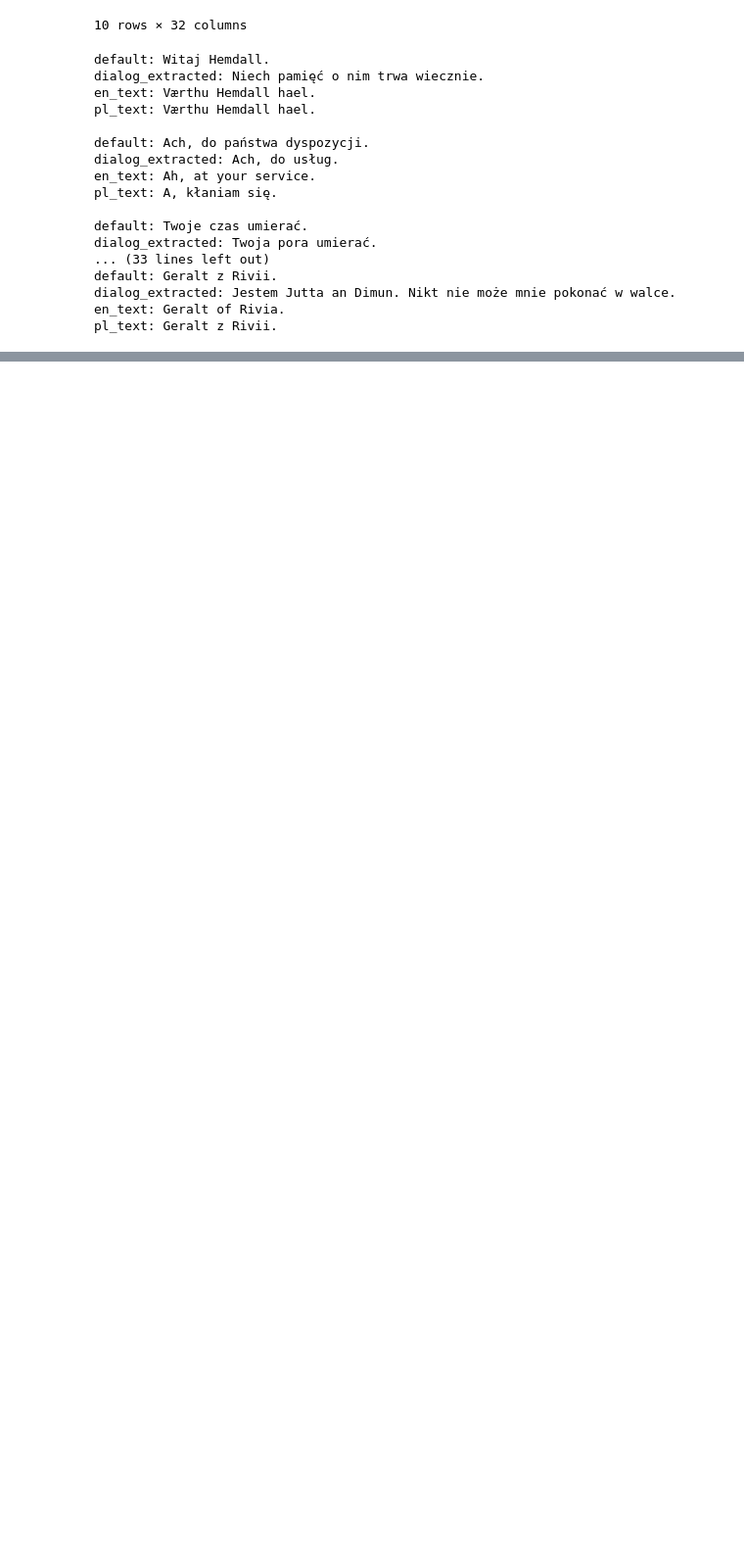
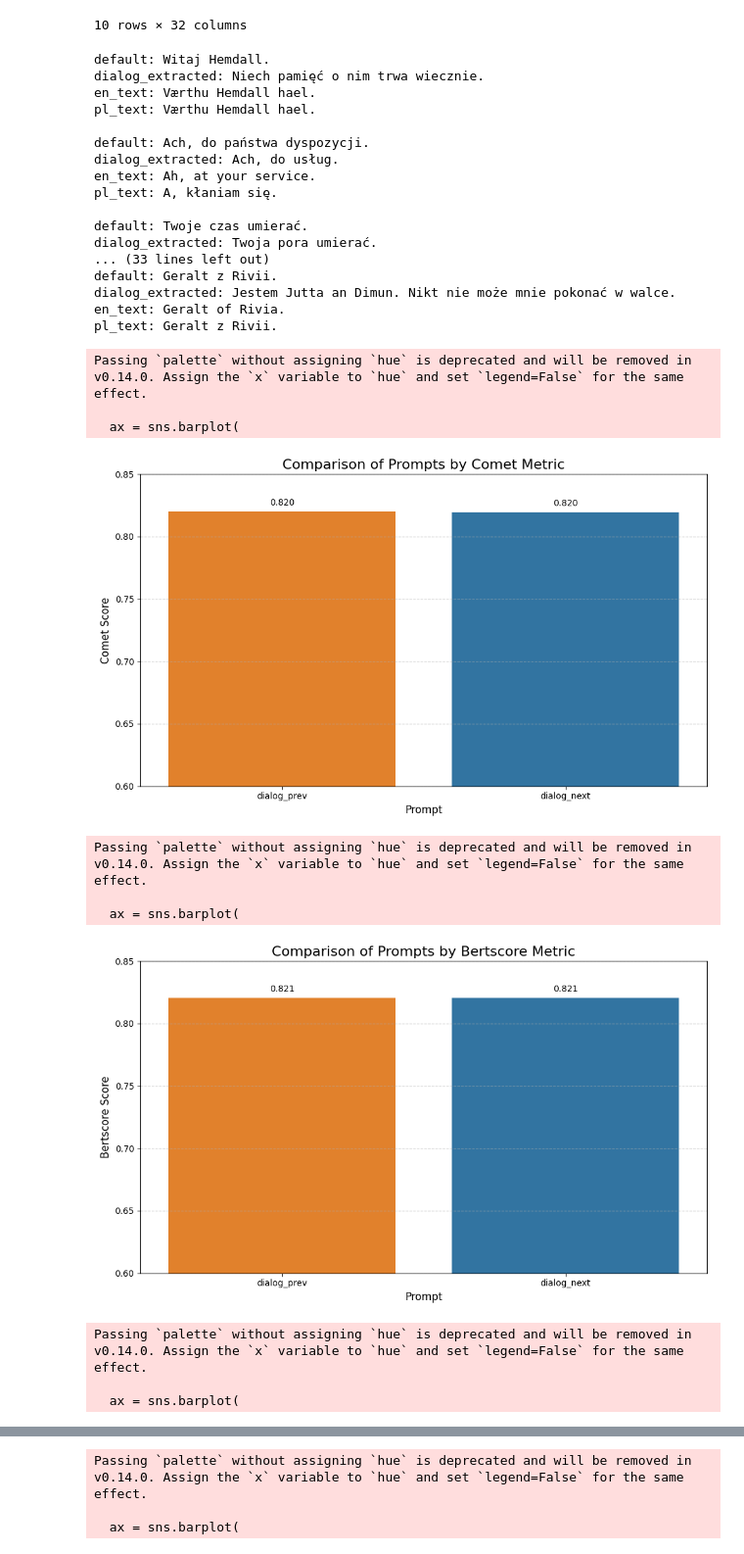
Before and after one commit to refrigerr/adaptation-of-machine-translation, a Jupyter notebook: experiments_dialog/dialog_results.ipynb, the cells around one changed output, grey strips where cells are left out. Shown at 98% size. Drawn from its saved outputs; the diff is of its cells as text; code cells hidden in the pictures; blank space fills up the shorter version.

```diff
--- a/experiments_dialog/dialog_results.ipynb
+++ b/experiments_dialog/dialog_results.ipynb
@@ -367,3 +367,79 @@ default: Geralt z Rivii.
 dialog_extracted: Jestem Jutta an Dimun. Nikt nie może mnie pokonać w walce.
 en_text: Geralt of Rivia.
 pl_text: Geralt z Rivii.
+# %%
+system_prev_next = pd.read_csv("translations_scores/system_dialog_prev_next.csv")
+# %%
+metrics = ["comet", "bertscore", "chrf", "bleu"]
+
+# Create a fixed color palette mapped to prompt names
+all_prompt_names = set()
+for metric in metrics:
+    metric_columns = [col for col in system_prev_next.columns if metric in col.lower()]
+    for col in metric_columns:
+        parts = col.split("_")
+        prompt_name = "_".join(parts[1:])
+        all_prompt_names.add(prompt_name)
+
+# Sort prompt names to have a consistent order
+all_prompt_names = sorted(all_prompt_names)
+palette = sns.color_palette("tab10", n_colors=len(all_prompt_names))
+prompt_to_color = dict(zip(all_prompt_names, palette))
+
+for metric in metrics:
+    metric_columns = [col for col in system_prev_next.columns if metric in col.lower()]
+
+    data = []
+    for col in metric_columns:
+        parts = col.split("_")
+        prompt_name = "_".join(parts[1:])
+        score = system_prev_next[col].iloc[0]
+        data.append({"Prompt": prompt_name, "Score": score})
+
+    plot_data = pd.DataFrame(data)
+    plot_data = plot_data.sort_values(by="Score", ascending=False)
+
+    plt.figure(figsize=(10, 6))
+    ax = sns.barplot(
+        data=plot_data,
+        x="Prompt",
+        y="Score",
+        palette=[prompt_to_color[prompt] for prompt in plot_data["Prompt"]]
+    )
+
+    # Add score value on top of each bar
+    for p in ax.patches:
+        ax.annotate(f"{p.get_height():.3f}",
+                    (p.get_x() + p.get_width() / 2., p.get_height()),
+                    ha='center', va='bottom',
+                    fontsize=10, color='black',
+                    xytext=(0, 5),
+                    textcoords='offset points')
+
+    plt.title(f"Comparison of Prompts by {metric.capitalize()} Metric", fontsize=16)
+    plt.xlabel("Prompt", fontsize=12)
+    plt.ylabel(f"{metric.capitalize()} Score", fontsize=12)
+    plt.grid(axis="y", linestyle="--", alpha=0.7)
+
+    if metric == "bleu":
+        plt.ylim()
+    elif metric == "chrf":
+        plt.ylim()
+    else:
+        plt.ylim(0.6, 0.85)
+
+    plt.tight_layout()
+    #plt.savefig(f"figs/{metric}_prompt_formats_comparision.png", dpi=300, bbox_inches='tight')
+    plt.show()
+# %% [output]
+Passing `palette` without assigning `hue` is deprecated and will be removed in v0.14.0. Assign the `x` variable to `hue` and set `legend=False` for the same effect.
+
+  ax = sns.barplot(
+[figure, added]
+Passing `palette` without assigning `hue` is deprecated and will be removed in v0.14.0. Assign the `x` variable to `hue` and set `legend=False` for the same effect.
+
+  ax = sns.barplot(
+[figure, added]
+Passing `palette` without assigning `hue` is deprecated and will be removed in v0.14.0. Assign the `x` variable to `hue` and set `legend=False` for the same effect.
+
+  ax = sns.barplot(
@@ -369,0 +447,3 @@ pl_text: Geralt z Rivii.
+Passing `palette` without assigning `hue` is deprecated and will be removed in v0.14.0. Assign the `x` variable to `hue` and set `legend=False` for the same effect.
+
+  ax = sns.barplot(
```
Also changed, not shown: parts of 4 cells of this notebook, 13 other files.
